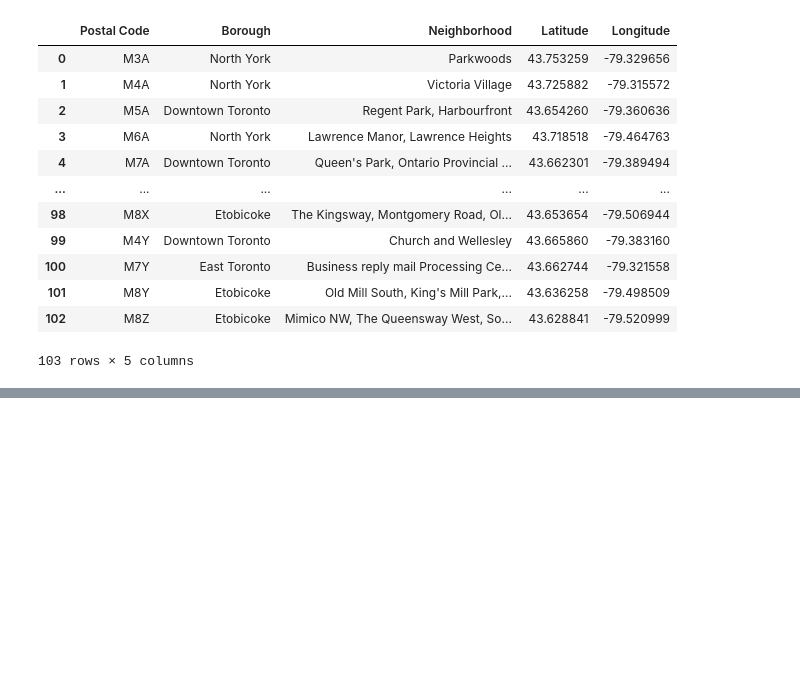
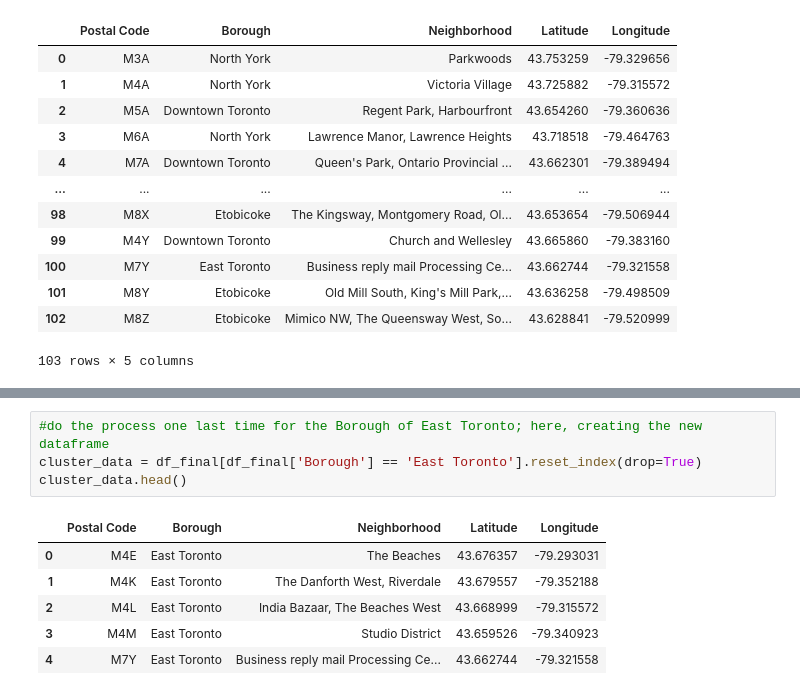
Before and after one commit to CNordqui/Coursera_Capstone, a Jupyter notebook: Week_3_Final_Assignment.ipynb, the cells around one changed output, grey strips where cells are left out. Saved outputs shown, nothing was run; the diff lists cells and outputs as text; blank space fills up the shorter version.

```diff
--- a/Week_3_Final_Assignment.ipynb
+++ b/Week_3_Final_Assignment.ipynb
@@ -74,0 +206,11 @@ df_final
+# %%
+#do the process one last time for the Borough of East Toronto; here, creating the new dataframe
+cluster_data = df_final[df_final['Borough'] == 'East Toronto'].reset_index(drop=True)
+cluster_data.head()
+# %% [output]
+|  | Postal Code | Borough | Neighborhood | Latitude | Longitude |
+| 0 | M4E | East Toronto | The Beaches | 43.676357 | -79.293031 |
+| 1 | M4K | East Toronto | The Danforth West, Riverdale | 43.679557 | -79.352188 |
+| 2 | M4L | East Toronto | India Bazaar, The Beaches West | 43.668999 | -79.315572 |
+| 3 | M4M | East Toronto | Studio District | 43.659526 | -79.340923 |
+| 4 | M7Y | East Toronto | Business reply mail Processing Ce... | 43.662744 | -79.321558 |
```
Also changed, not shown: parts of 7 cells of this notebook.
